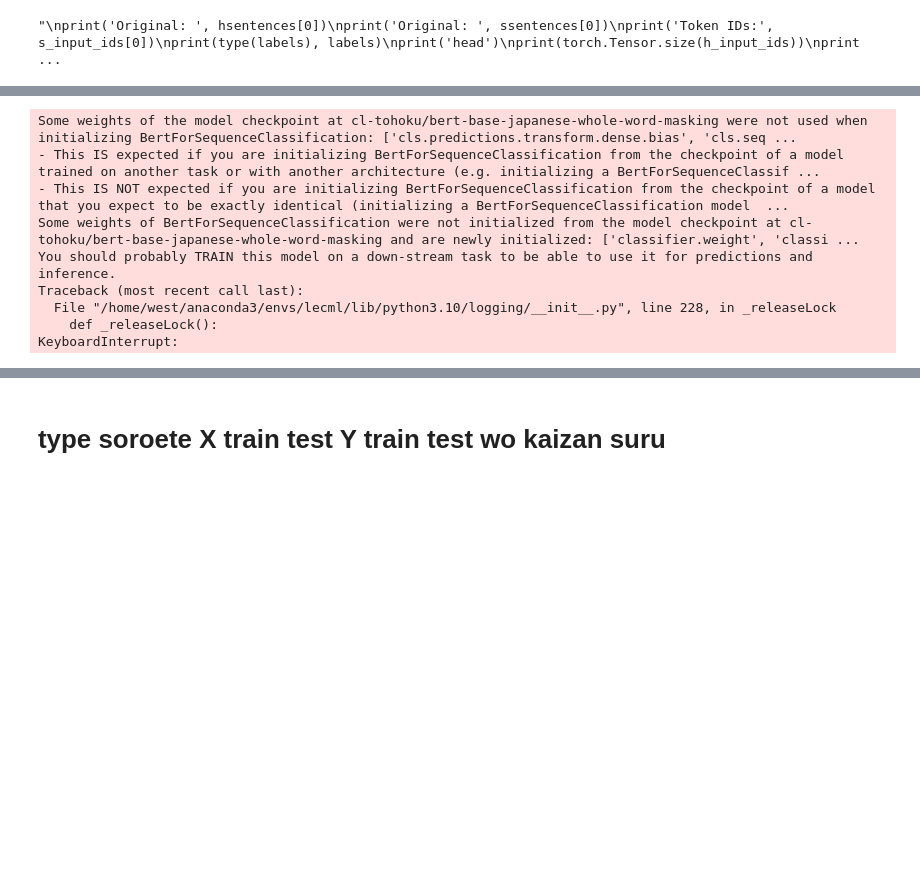
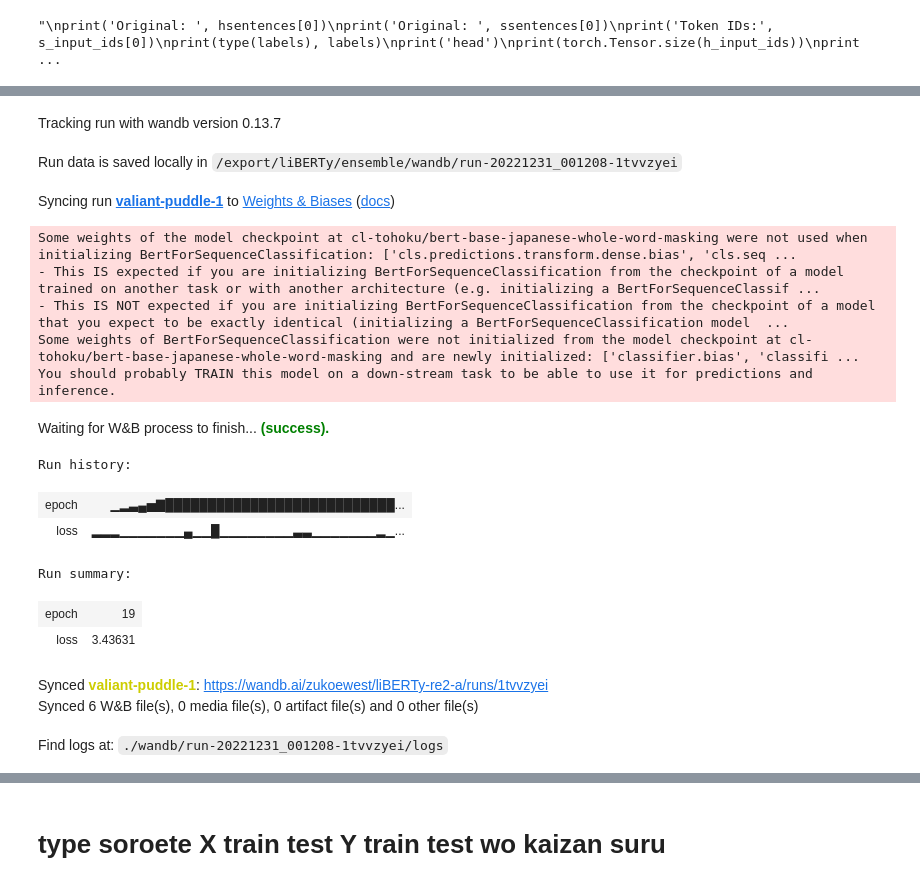
Before and after one commit to zuco3/liBERTy, a Jupyter notebook: ensemble/ens_augens-re2.ipynb, the cells around one changed output, grey strips where cells are left out. Drawn from its saved outputs; the diff is of its cells as text; code cells hidden in the pictures; blank space fills up the shorter version.

```diff
--- a/ensemble/ens_augens-re2.ipynb
+++ b/ensemble/ens_augens-re2.ipynb
@@ -724,19 +776,32 @@ You should probably TRAIN this model on a down-stream task to be able to use it
 # %%
+wandb.init(project="liBERTy-re2-a")
 model, optimizer = loadmodel()
 for epoch in range(max_epoch):
     a_train_ = train(epoch, model, optimizer,  a_train_dataloader)
     a_train_loss_.append(a_train_)
 #    if epoch%10 == 0:
 #        print('epoch: ', epoch)
+wandb.finish()
+wandb.init(project="liBERTy-re2-a-v")
 a_test_loss_ = validation(model, a_validation_dataloader)
+wandb.finish()
 # %% [output]
+Tracking run with wandb version 0.13.7
+Run data is saved locally in /export/liBERTy/ensemble/wandb/run-20221231_001208-1tvvzyei
+Syncing run valiant-puddle-1 to Weights & Biases (docs)
 Some weights of the model checkpoint at cl-tohoku/bert-base-japanese-whole-word-masking were not used when initializing BertForSequenceClassification: ['cls.predictions.transform.dense.bias', 'cls.seq ...
 - This IS expected if you are initializing BertForSequenceClassification from the checkpoint of a model trained on another task or with another architecture (e.g. initializing a BertForSequenceClassif ...
 - This IS NOT expected if you are initializing BertForSequenceClassification from the checkpoint of a model that you expect to be exactly identical (initializing a BertForSequenceClassification model  ...
-Some weights of BertForSequenceClassification were not initialized from the model checkpoint at cl-tohoku/bert-base-japanese-whole-word-masking and are newly initialized: ['classifier.weight', 'classi ...
+Some weights of BertForSequenceClassification were not initialized from the model checkpoint at cl-tohoku/bert-base-japanese-whole-word-masking and are newly initialized: ['classifier.bias', 'classifi ...
 You should probably TRAIN this model on a down-stream task to be able to use it for predictions and inference.
-Traceback (most recent call last):
-  File "/home/west/anaconda3/envs/lecml/lib/python3.10/logging/__init__.py", line 228, in _releaseLock
-    def _releaseLock():
-KeyboardInterrupt:
+Waiting for W&B process to finish... (success).
+Run history:
+| epoch | ▁▂▃▄▅▇███████████████████████████... |
+| loss | ▂▂▂▁▁▁▁▁▁▁▄▁▁█▁▁▁▁▁▁▁▁▃▃▁▁▁▁▁▁▁▂▁... |
+Run summary:
+| epoch | 19 |
+| loss | 3.43631 |
+Synced valiant-puddle-1: https://wandb.ai/zukoewest/liBERTy-re2-a/runs/1tvvzyei
+Synced 6 W&B file(s), 0 media file(s), 0 artifact file(s) and 0 other file(s)
+Find logs at: ./wandb/run-20221231_001208-1tvvzyei/logs
 # %%
```
Also changed, not shown: parts of 13 cells of this notebook, 4 other files.
